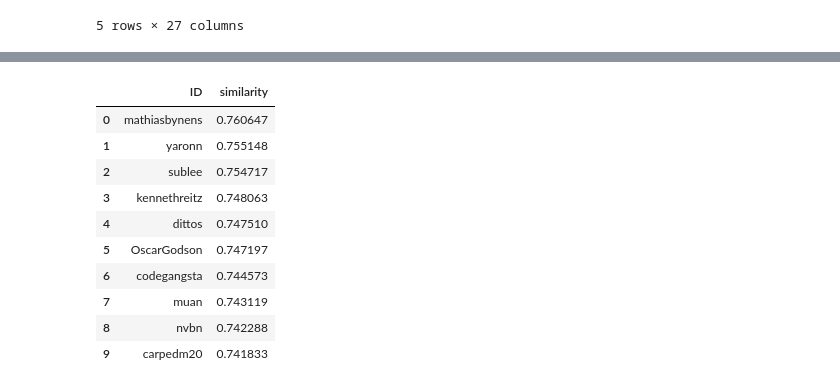
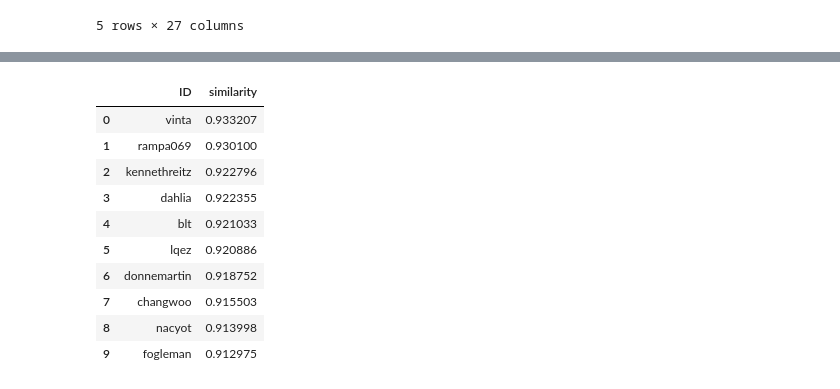
Before and after one commit to bambit21/Github-recommendation-system-using-word2vec, a Jupyter notebook: collaborative filtering modeling.ipynb, the cells around one changed output, grey strips where cells are left out. Saved outputs shown, nothing was run; the diff lists cells and outputs as text; code cells hidden in the pictures.

```diff
--- a/collaborative filtering modeling.ipynb
+++ b/collaborative filtering modeling.ipynb
@@ -24,4 +26,5 @@ plt.style.available
 # user-user modeling ( 거리 기반 )
 # %%
 # user의 repository 내 언어 빈도를 파악한 매트릭스 로드
-matrix = pd.read_csv("language_mat2.csv", encoding="cp949", mer
+matrix = pd.read_csv("language_mat2.csv", encoding="cp949", index_col=0)
+matrix1 = matrix.drop(["user"], axis=1) # matrix1 = user 이름을 제거한 매트릭스
@@ -156,9 +132,6 @@ word2vec은 리스트의 리스트 형식으로 input 데이터를 줘야 하므
 # %%
-fork_df = pd.read_csv("last_fork2.csv", encoding="cp949")
-user_df = pd.read_csv("main_user4.csv", encoding="cp949")
-
-fork_df.drop(fork_df.columns[[0]],inplace=True,axis=1)
-user_df.drop(user_df.columns[[0]],inplace=True,axis=1)
+fork_df = pd.read_csv("last_fork2.csv", encoding="cp949", index_col=0)
+user_df = pd.read_csv("main_user4.csv", encoding="cp949", index_col=0)
 # %%
 fork_df.head()
 # %% [output]
@@ -267,6 +233,7 @@ user_index_df = matrix[["user"]]
 # %%
 def recommend_please(ID):
-    users = nearest_neighbor_user(ID, 5, cosine_distance)
+    ID_number = user_index_df[user_index_df["user"] == ID].index[0]
+    users = nearest_neighbor_user(ID_number, 5, cosine_distance)
     users_ID = np.array(users, dtype="int")[:,0]
     sum_users_df = pd.DataFrame(columns=["ID", "similarity"])
 
@@ -283,5 +250,5 @@ def recommend_please(ID):
 
                 similar_df = pd.DataFrame([[1,0]], columns=["ID", "similarity"])
         sum_users_df = pd.concat([sum_users_df, user_master_df])
-    print("{name}님이 본받을만한 리스트입니다".format(name=user_index_df["user"][ID]))
+    print("{name}님이 본받을만한 리스트입니다".format(name=user_index_df["user"][ID_number]))
     return sum_users_df.drop_duplicates().sort_values(by="similarity", ascending=False).reset_index(drop=True).head(10)
@@ -314,4 +255,4 @@ Wall time: 17.2 s
 # %%
 %%time
-recommend_please(789)
+recommend_please("KimHeeKue")
 # %% [output]
@@ -320,11 +261,11 @@ Wall time: 17.1 s
 |  | ID | similarity |
-| 0 | mathiasbynens | 0.760647 |
-| 1 | yaronn | 0.755148 |
-| 2 | sublee | 0.754717 |
-| 3 | kennethreitz | 0.748063 |
-| 4 | dittos | 0.747510 |
-| 5 | OscarGodson | 0.747197 |
-| 6 | codegangsta | 0.744573 |
-| 7 | muan | 0.743119 |
-| 8 | nvbn | 0.742288 |
-| 9 | carpedm20 | 0.741833 |
+| 0 | vinta | 0.933207 |
+| 1 | rampa069 | 0.930100 |
+| 2 | kennethreitz | 0.922796 |
+| 3 | dahlia | 0.922355 |
+| 4 | blt | 0.921033 |
+| 5 | lqez | 0.920886 |
+| 6 | donnemartin | 0.918752 |
+| 7 | changwoo | 0.915503 |
+| 8 | nacyot | 0.913998 |
+| 9 | fogleman | 0.912975 |
```
Also changed, not shown: parts of 23 cells of this notebook.
